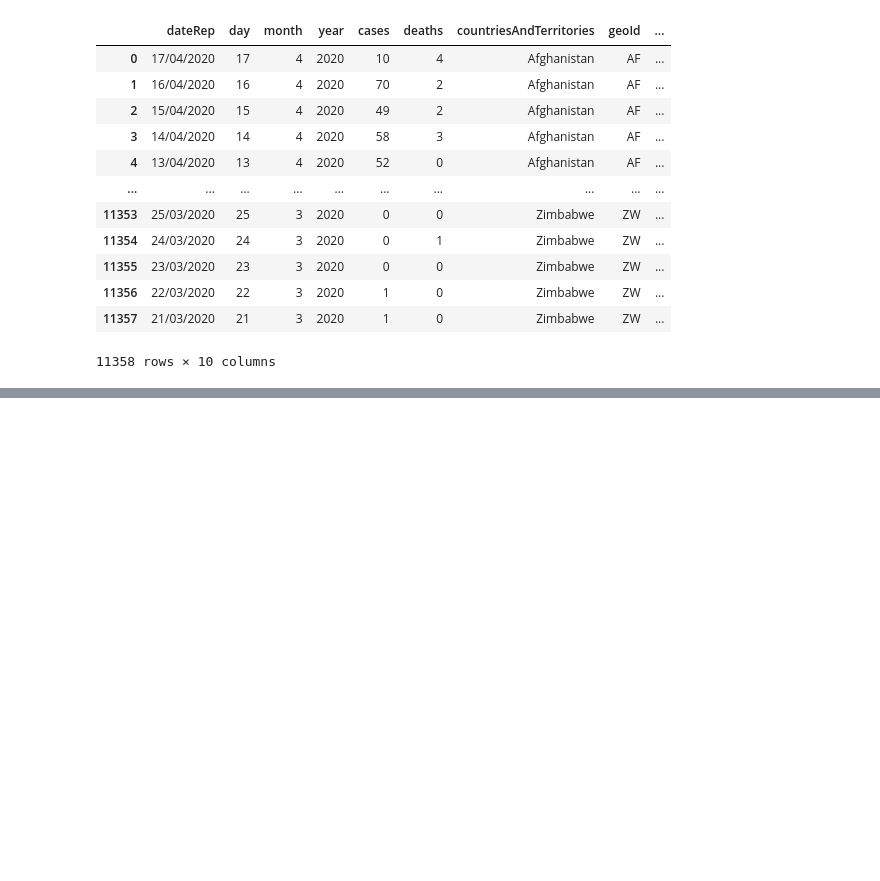
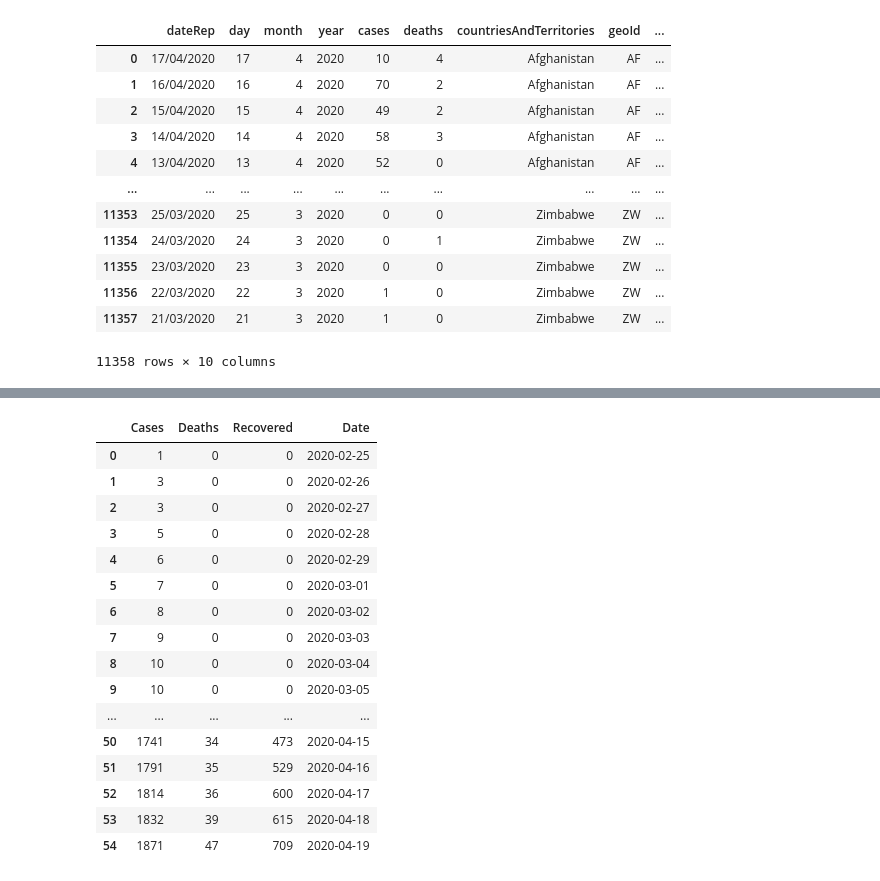
Before and after one commit to dominikmik195/mat_soft, a Jupyter notebook: corona.ipynb, the cells around one changed output, grey strips where cells are left out. Drawn from its saved outputs; the diff is of its cells as text; code cells hidden in the pictures; blank space fills up the shorter version.

```diff
--- a/corona.ipynb
+++ b/corona.ipynb
@@ -1246,0 +1250,20 @@ data15
+# %%
+data15
+# %% [output]
+|  | Cases | Deaths | Recovered | Date |
+| 0 | 1 | 0 | 0 | 2020-02-25 |
+| 1 | 3 | 0 | 0 | 2020-02-26 |
+| 2 | 3 | 0 | 0 | 2020-02-27 |
+| 3 | 5 | 0 | 0 | 2020-02-28 |
+| 4 | 6 | 0 | 0 | 2020-02-29 |
+| 5 | 7 | 0 | 0 | 2020-03-01 |
+| 6 | 8 | 0 | 0 | 2020-03-02 |
+| 7 | 9 | 0 | 0 | 2020-03-03 |
+| 8 | 10 | 0 | 0 | 2020-03-04 |
+| 9 | 10 | 0 | 0 | 2020-03-05 |
+| ... | ... | ... | ... | ... |
+| 50 | 1741 | 34 | 473 | 2020-04-15 |
+| 51 | 1791 | 35 | 529 | 2020-04-16 |
+| 52 | 1814 | 36 | 600 | 2020-04-17 |
+| 53 | 1832 | 39 | 615 | 2020-04-18 |
+| 54 | 1871 | 47 | 709 | 2020-04-19 |
```
Also changed, not shown: parts of 5 cells of this notebook, 2 other files.
